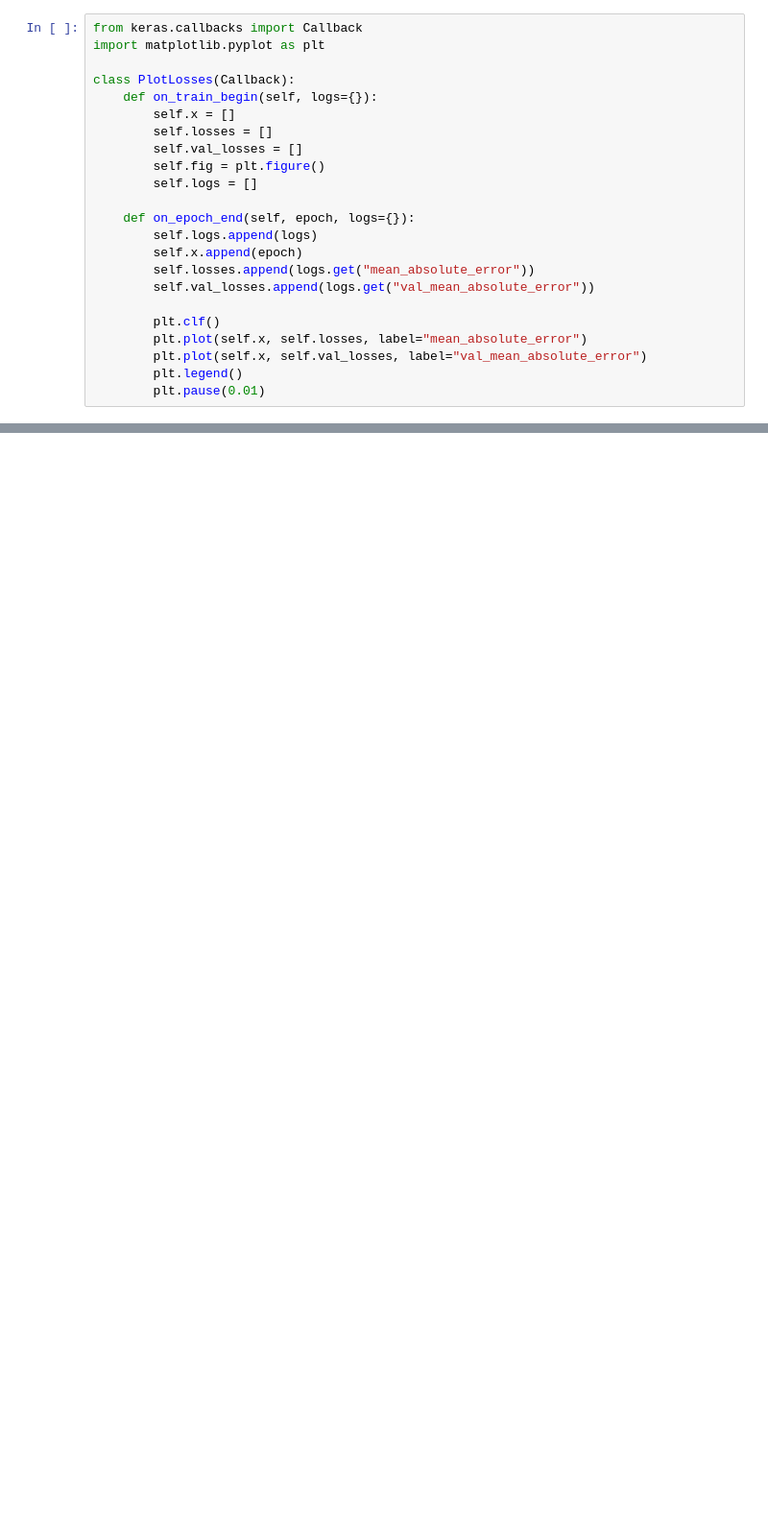
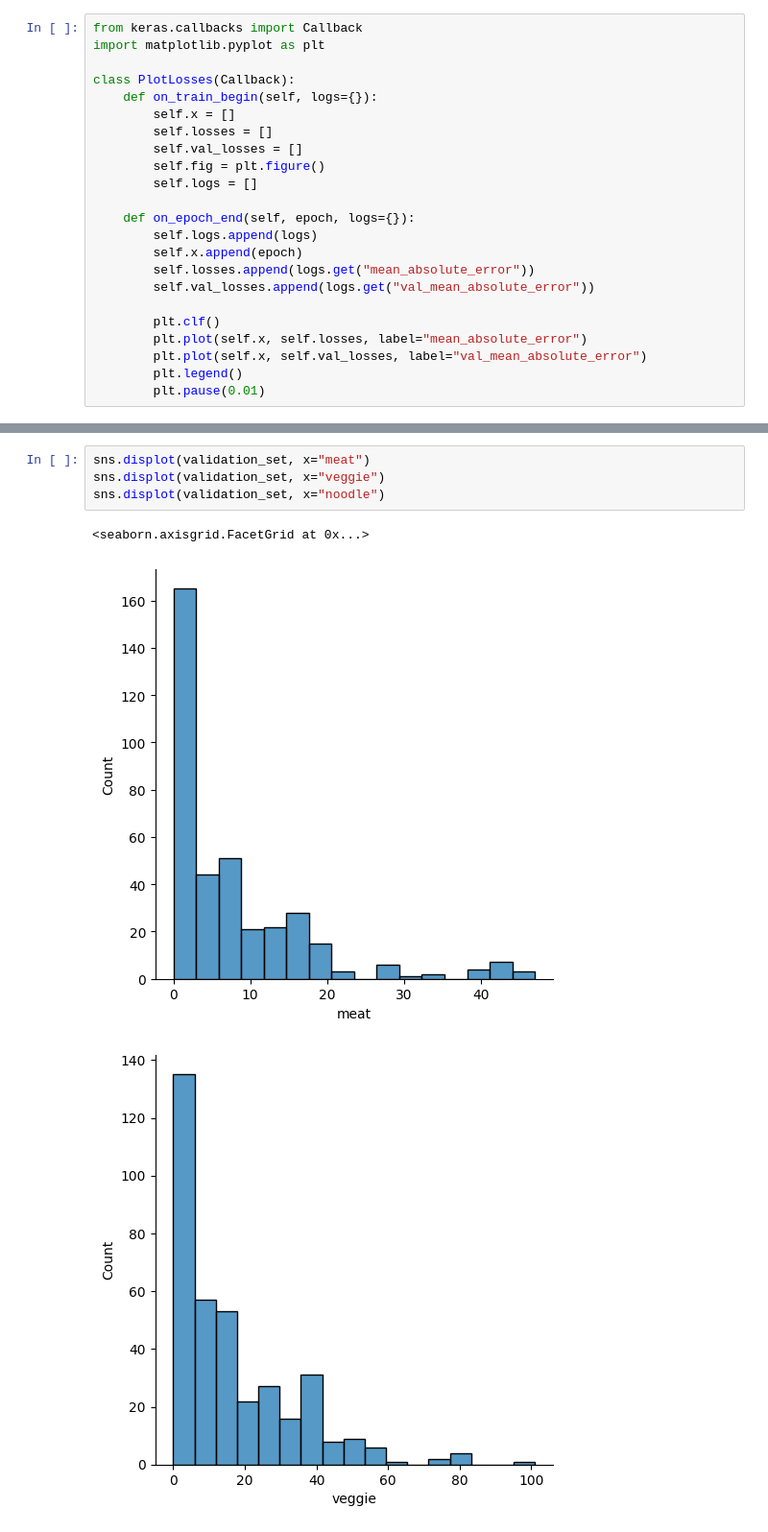
Before and after one commit to RiwEZ/machine_vision_class, a Jupyter notebook: contest/contest1.ipynb, the cells around one changed output, grey strips where cells are left out. Shown at 96% size. Drawn from its saved outputs; the diff is of its cells as text; blank space fills up the shorter version.

```diff
--- a/contest/contest1.ipynb
+++ b/contest/contest1.ipynb
@@ -85,0 +93,8 @@ train_set
+# %%
+sns.displot(validation_set, x="meat")
+sns.displot(validation_set, x="veggie")
+sns.displot(validation_set, x="noodle")
+# %% [output]
+<seaborn.axisgrid.FacetGrid at 0x...>
+[figure, added]
+[figure, added]
```
Also changed, not shown: parts of 22 cells of this notebook.
